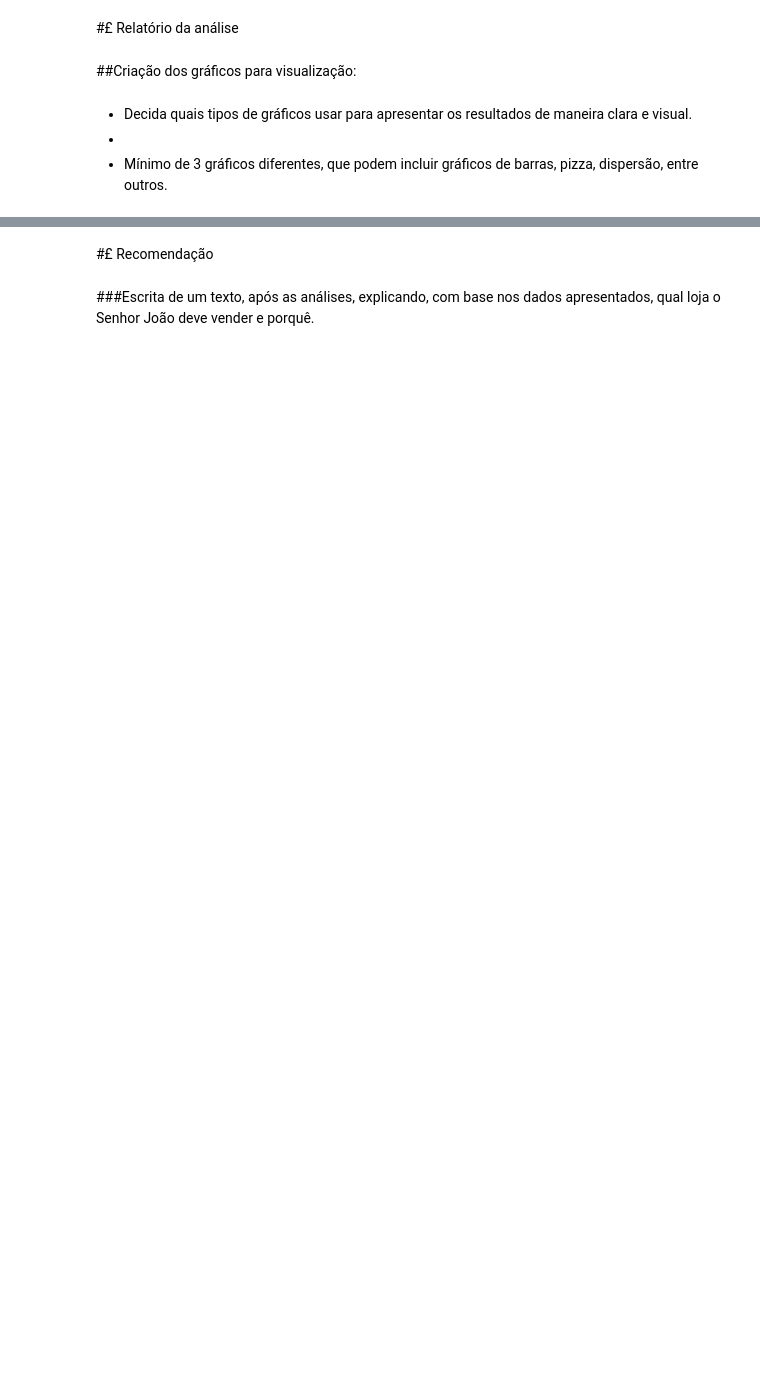
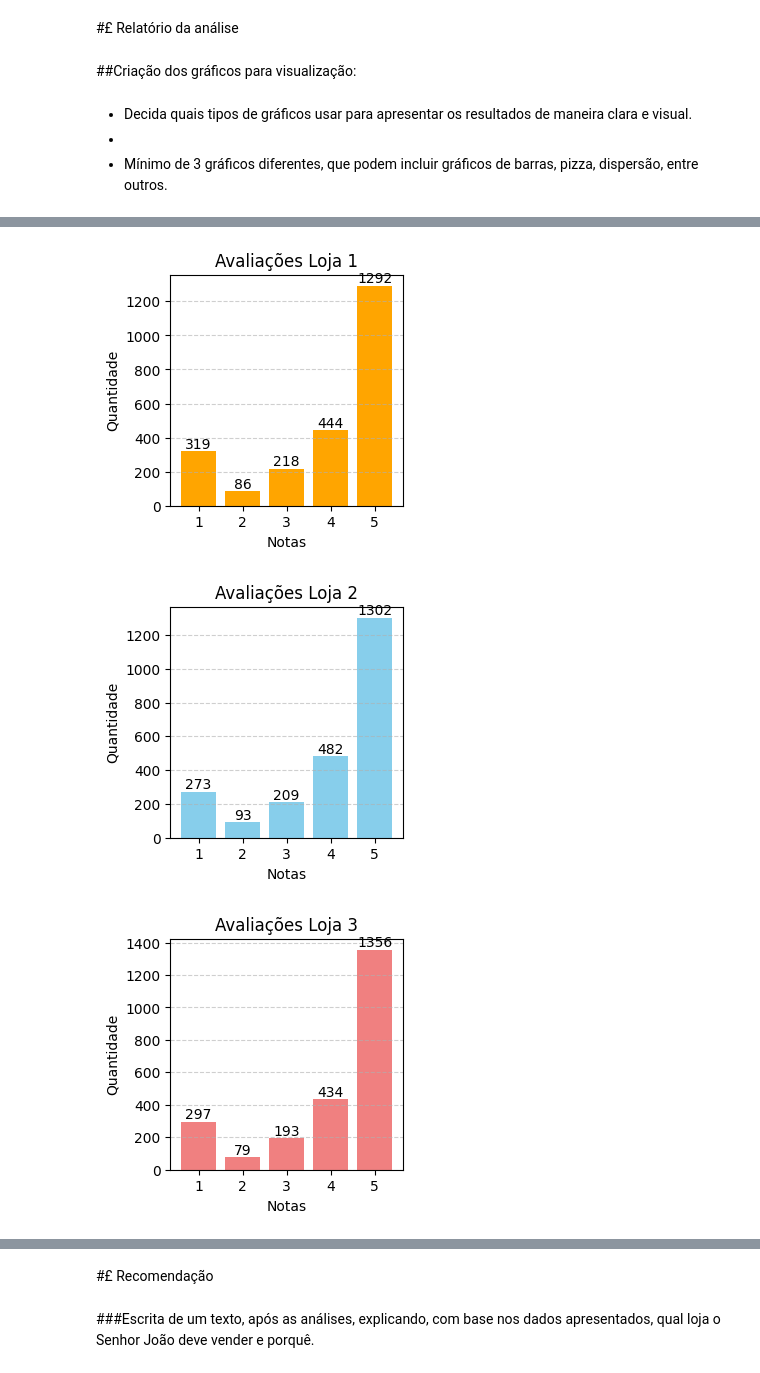
Before and after one commit to gabriel-schineider/challenge-alura-store, a Jupyter notebook: AluraStoreBr.ipynb, the cells around one changed output, grey strips where cells are left out. Saved outputs shown, nothing was run; the diff lists cells and outputs as text; code cells hidden in the pictures; blank space fills up the shorter version.

```diff
--- a/AluraStoreBr.ipynb
+++ b/AluraStoreBr.ipynb
@@ -406,0 +458,59 @@ Loja 4: [('Violão', 37), ('Guarda roupas', 34), ('Guitarra', 33)]
+# %%
+# Avaliações | Bar
+
+# Configurações uma função do gráfico de barras
+def barchart(avaliacoes_lojaX, notas_lojaX, qnt_lojaX, title, colors):
+  plt.figure(figsize=(3,3))
+  plt.title(title)
+  plt.bar(notas_lojaX, qnt_lojaX,
+          color=colors)
+  plt.xlabel('Notas')
+  plt.ylabel('Quantidade')
+  plt.xticks(notas_lojaX)
+
+  for n, q in enumerate(avaliacoes_lojaX):
+    plt.text(notas_lojaX[n], q[1], str(q[1]), ha='center', va='bottom')
+  plt.grid(axis='y', linestyle='--', alpha=0.6)
+
+  plt.show()
+
+
+# Dados Loja 1
+
+avaliacoes_loja1 = avaliacoes_loja1.items()
+avaliacoes_loja1 = sorted(avaliacoes_loja1, key=lambda tupla: tupla[0])
+notas_loja1 = [tupla[0] for tupla in avaliacoes_loja1]
+qnt_loja1 = [tupla[1] for tupla in avaliacoes_loja1]
+
+# Dados Loja 2
+
+avaliacoes_loja2 = avaliacoes_loja2.items()
+avaliacoes_loja2 = sorted(avaliacoes_loja2, key=lambda tupla: tupla[0])
+notas_loja2 = [tupla[0] for tupla in avaliacoes_loja2]
+qnt_loja2 = [tupla[1] for tupla in avaliacoes_loja2]
+
+# Dados Loja 3
+
+avaliacoes_loja3 = avaliacoes_loja3.items()
+avaliacoes_loja3 = sorted(avaliacoes_loja3, key=lambda tupla: tupla[0])
+notas_loja3 = [tupla[0] for tupla in avaliacoes_loja3]
+qnt_loja3 = [tupla[1] for tupla in avaliacoes_loja3]
+
+# Dados Loja 4
+
+avaliacoes_loja4 = avaliacoes_loja4.items()
+avaliacoes_loja4 = sorted(avaliacoes_loja4, key=lambda tupla: tupla[0])
+notas_loja4 = [tupla[0] for tupla in avaliacoes_loja4]
+qnt_loja4 = [tupla[1] for tupla in avaliacoes_loja4]
+
+
+# Implementando os dados na função
+
+barchart(avaliacoes_loja1, notas_loja1, qnt_loja1, 'Avaliações Loja 1', 'orange')
+barchart(avaliacoes_loja2, notas_loja2, qnt_loja2, 'Avaliações Loja 2', 'skyblue')
+barchart(avaliacoes_loja3, notas_loja3, qnt_loja3, 'Avaliações Loja 3', 'lightcoral')
+barchart(avaliacoes_loja4, notas_loja4, qnt_loja4, 'Avaliações Loja 4', 'lightgreen')
+# %% [output]
+[figure, added]
+[figure, added]
+[figure, added]
```
Also changed, not shown: parts of 24 cells of this notebook.
